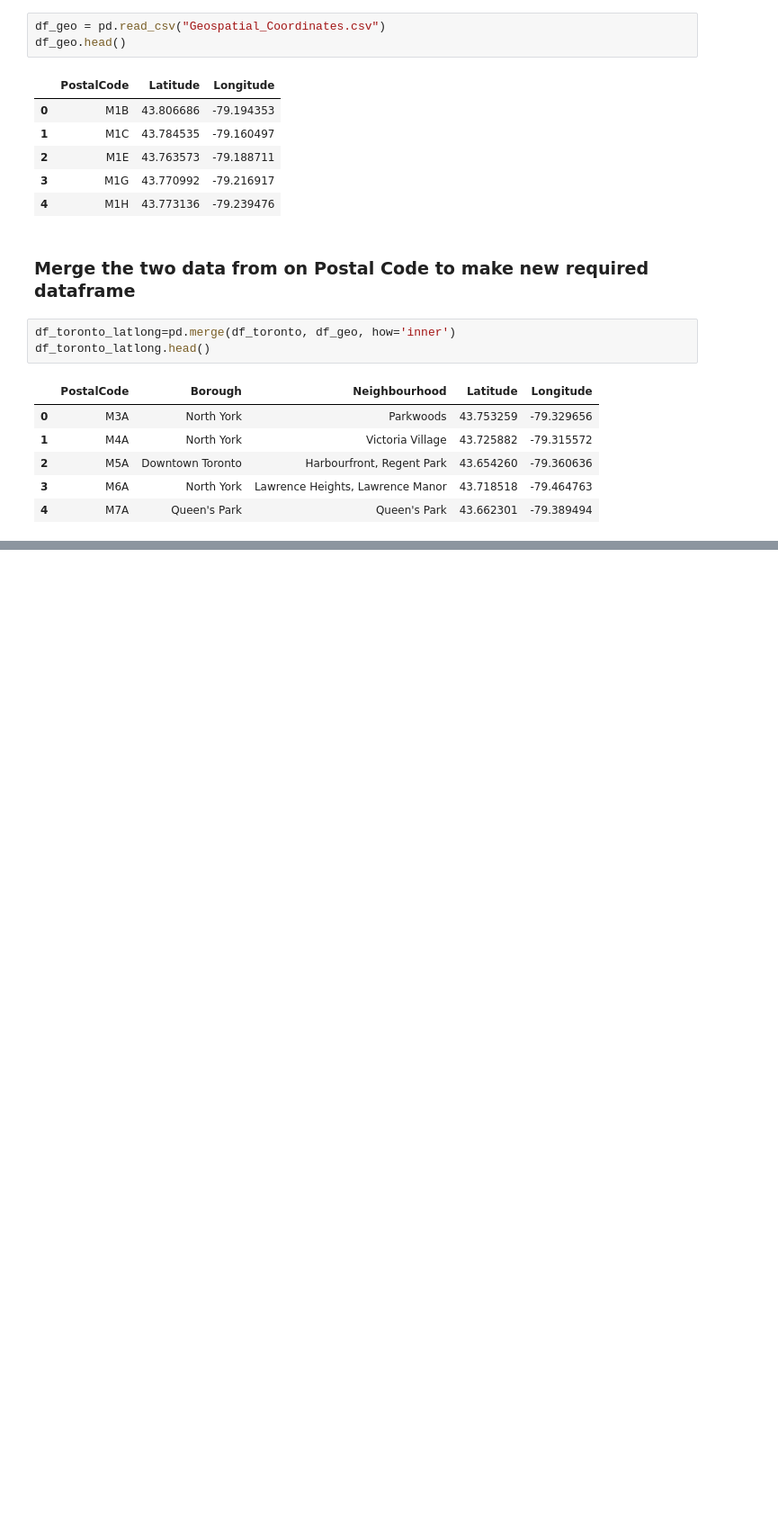
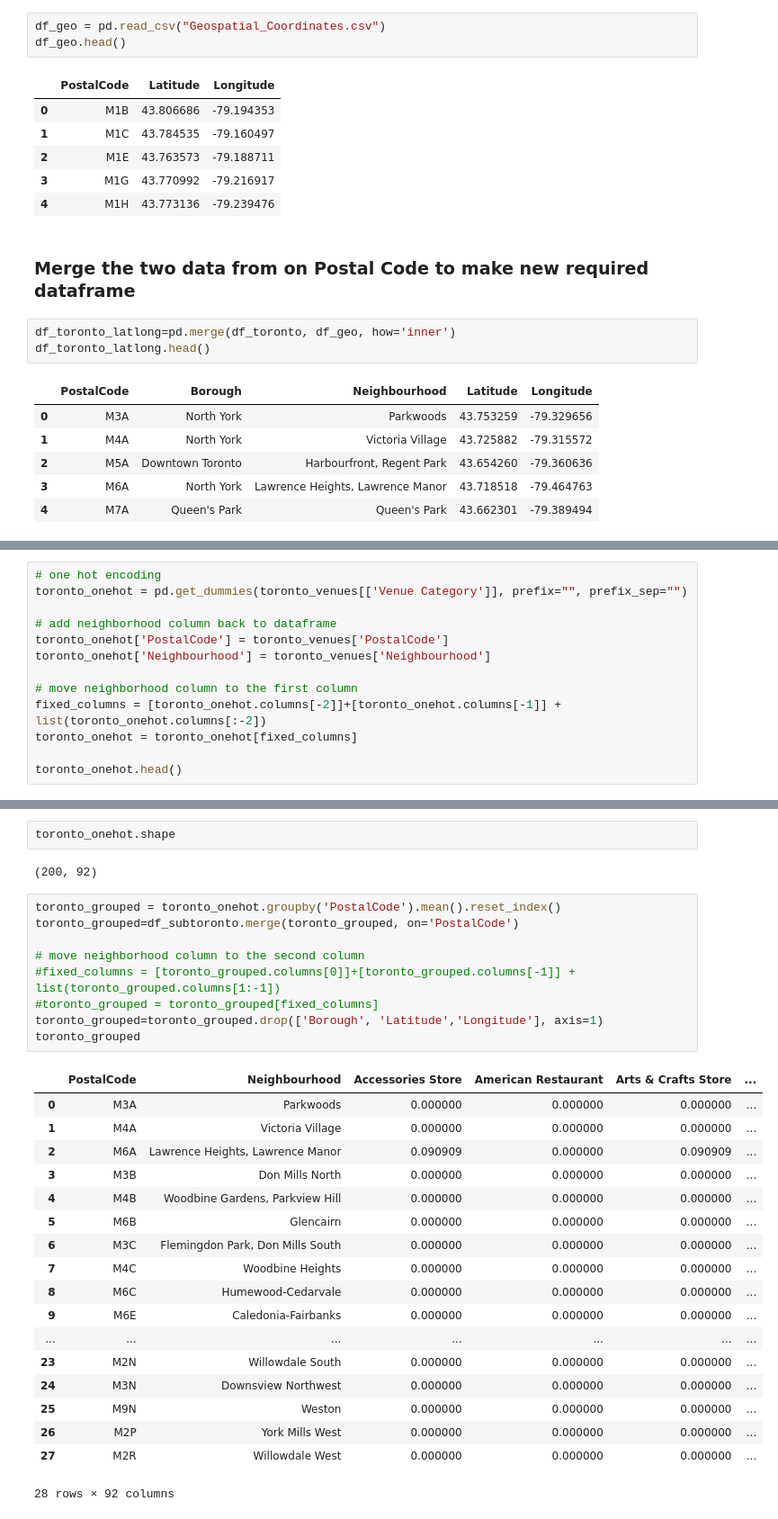
Before and after one commit to pratapvb/Coursera_Capstone, a Jupyter notebook: capstone_toronto.ipynb, the cells around one changed output, grey strips where cells are left out. Shown at 90% size. Drawn from its saved outputs; the diff is of its cells as text; blank space fills up the shorter version.

```diff
--- a/capstone_toronto.ipynb
+++ b/capstone_toronto.ipynb
@@ -204,0 +399,13 @@ df_toronto_latlong.head()
+# %%
+# one hot encoding
+toronto_onehot = pd.get_dummies(toronto_venues[['Venue Category']], prefix="", prefix_sep="")
+
+# add neighborhood column back to dataframe
+toronto_onehot['PostalCode'] = toronto_venues['PostalCode']
+toronto_onehot['Neighbourhood'] = toronto_venues['Neighbourhood']
+
+# move neighborhood column to the first column
+fixed_columns = [toronto_onehot.columns[-2]]+[toronto_onehot.columns[-1]] + list(toronto_onehot.columns[:-2])
+toronto_onehot = toronto_onehot[fixed_columns]
+
+toronto_onehot.head()
@@ -204,0 +420,32 @@ df_toronto_latlong.head()
+# %%
+toronto_onehot.shape
+# %% [output]
+(200, 92)
+# %%
+toronto_grouped = toronto_onehot.groupby('PostalCode').mean().reset_index()
+toronto_grouped=df_subtoronto.merge(toronto_grouped, on='PostalCode')
+
+# move neighborhood column to the second column
+#fixed_columns = [toronto_grouped.columns[0]]+[toronto_grouped.columns[-1]] + list(toronto_grouped.columns[1:-1])
+#toronto_grouped = toronto_grouped[fixed_columns]
+toronto_grouped=toronto_grouped.drop(['Borough', 'Latitude','Longitude'], axis=1)
+toronto_grouped
+# %% [output]
+|  | PostalCode | Neighbourhood | Accessories Store | American Restaurant | Arts & Crafts Store | ... |
+| 0 | M3A | Parkwoods | 0.000000 | 0.000000 | 0.000000 | ... |
+| 1 | M4A | Victoria Village | 0.000000 | 0.000000 | 0.000000 | ... |
+| 2 | M6A | Lawrence Heights, Lawrence Manor | 0.090909 | 0.000000 | 0.090909 | ... |
+| 3 | M3B | Don Mills North | 0.000000 | 0.000000 | 0.000000 | ... |
+| 4 | M4B | Woodbine Gardens, Parkview Hill | 0.000000 | 0.000000 | 0.000000 | ... |
+| 5 | M6B | Glencairn | 0.000000 | 0.000000 | 0.000000 | ... |
+| 6 | M3C | Flemingdon Park, Don Mills South | 0.000000 | 0.000000 | 0.000000 | ... |
+| 7 | M4C | Woodbine Heights | 0.000000 | 0.000000 | 0.000000 | ... |
+| 8 | M6C | Humewood-Cedarvale | 0.000000 | 0.000000 | 0.000000 | ... |
+| 9 | M6E | Caledonia-Fairbanks | 0.000000 | 0.000000 | 0.000000 | ... |
+| ... | ... | ... | ... | ... | ... | ... |
+| 23 | M2N | Willowdale South | 0.000000 | 0.000000 | 0.000000 | ... |
+| 24 | M3N | Downsview Northwest | 0.000000 | 0.000000 | 0.000000 | ... |
+| 25 | M9N | Weston | 0.000000 | 0.000000 | 0.000000 | ... |
+| 26 | M2P | York Mills West | 0.000000 | 0.000000 | 0.000000 | ... |
+| 27 | M2R | Willowdale West | 0.000000 | 0.000000 | 0.000000 | ... |
+28 rows × 92 columns
```
Also changed, not shown: parts of 48 cells of this notebook.
